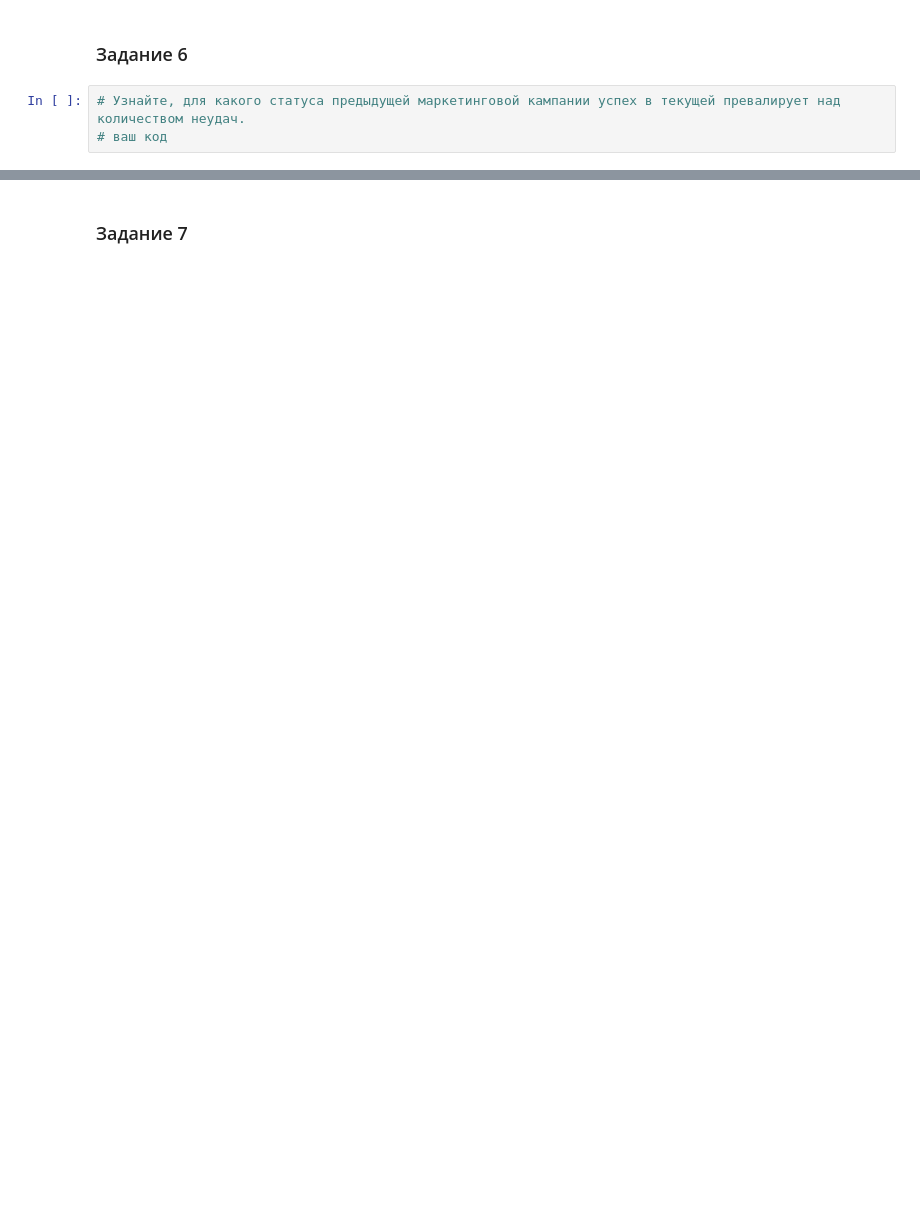
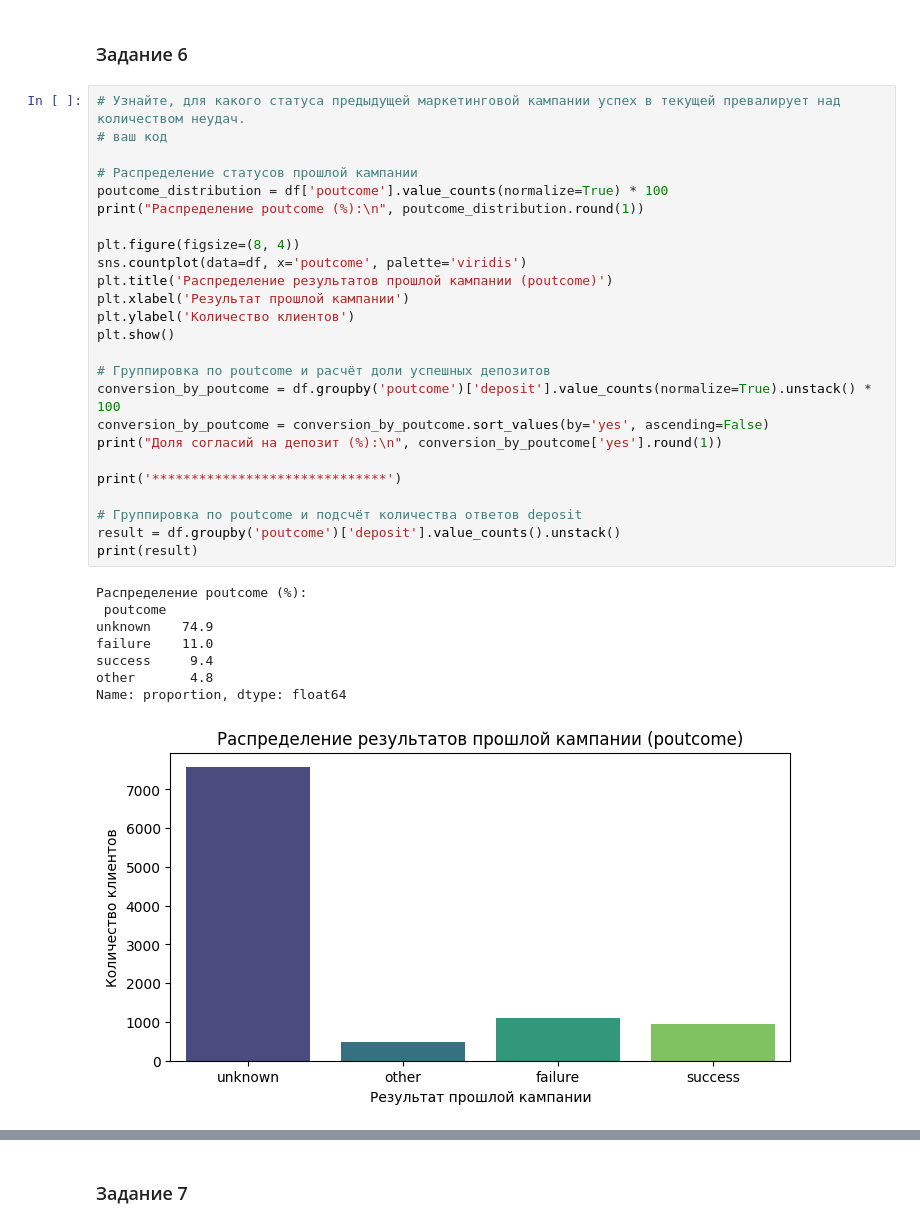
Before and after one commit to AbiNazim/Study_DataScience, a Jupyter notebook: Project_4_ML/Project_4_ML.ipynb, the cells around one changed output, grey strips where cells are left out. Drawn from its saved outputs; the diff is of its cells as text; blank space fills up the shorter version.

```diff
--- a/Project_4_ML/Project_4_ML.ipynb
+++ b/Project_4_ML/Project_4_ML.ipynb
@@ -153,3 +287,34 @@ print(f"Средний баланс для клиентов с job='{most_common
 # %%
 # Узнайте, для какого статуса предыдущей маркетинговой кампании успех в текущей превалирует над количеством неудач.
 # ваш код
+
+# Распределение статусов прошлой кампании
+poutcome_distribution = df['poutcome'].value_counts(normalize=True) * 100
+print("Распределение poutcome (%):\n", poutcome_distribution.round(1))
+
+plt.figure(figsize=(8, 4))
+sns.countplot(data=df, x='poutcome', palette='viridis')
+plt.title('Распределение результатов прошлой кампании (poutcome)')
+plt.xlabel('Результат прошлой кампании')
+plt.ylabel('Количество клиентов')
+plt.show()
+
+# Группировка по poutcome и расчёт доли успешных депозитов
+conversion_by_poutcome = df.groupby('poutcome')['deposit'].value_counts(normalize=True).unstack() * 100
+conversion_by_poutcome = conversion_by_poutcome.sort_values(by='yes', ascending=False)
+print("Доля согласий на депозит (%):\n", conversion_by_poutcome['yes'].round(1))
+
+print('******************************')
+
+# Группировка по poutcome и подсчёт количества ответов deposit
+result = df.groupby('poutcome')['deposit'].value_counts().unstack()
+print(result)
+# %% [output]
+Распределение poutcome (%):
+ poutcome
+unknown    74.9
+failure    11.0
+success     9.4
+other       4.8
+Name: proportion, dtype: float64
+[figure, added]
```
Also changed, not shown: parts of 8 cells of this notebook.
